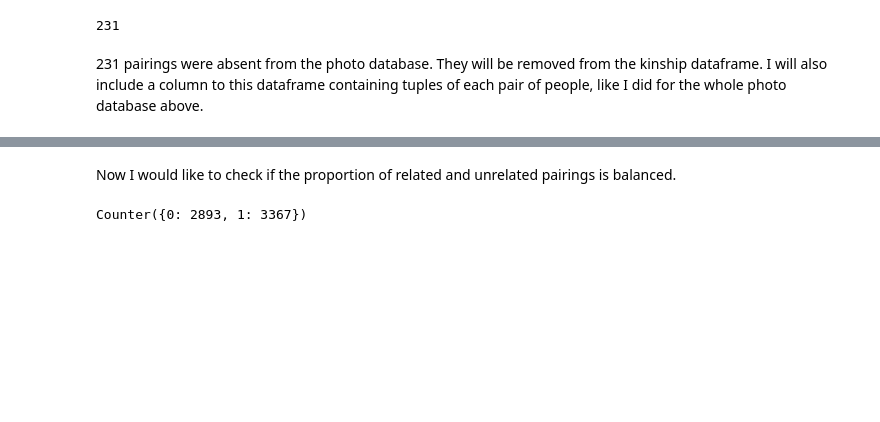
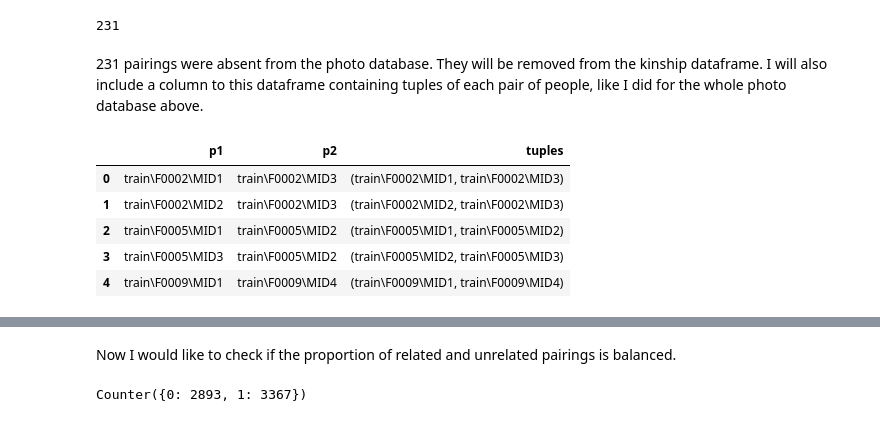
Before and after one commit to dennymarcels/AreTheseTwoPeopleRelated, a Jupyter notebook: Notebook.ipynb, the cells around one changed output, grey strips where cells are left out. Cells and saved outputs as stored; diff of their text form; code cells hidden in the pictures; blank space fills up the shorter version.

```diff
--- a/Notebook.ipynb
+++ b/Notebook.ipynb
@@ -106,4 +120,12 @@ len(ks) - ((ks.p1.isin(people)) & (ks.p2.isin(people))).sum()
 # %%
 ks = ks[(ks.p1.isin(people)) & (ks.p2.isin(people))]
 ks['tuples'] = [tuple(sorted([ks.iloc[row, 0], ks.iloc[row, 1]])) for row in range(len(ks))]
+ks.head()
+# %% [output]
+|  | p1 | p2 | tuples |
+| 0 | train\F0002\MID1 | train\F0002\MID3 | (train\F0002\MID1, train\F0002\MID3) |
+| 1 | train\F0002\MID2 | train\F0002\MID3 | (train\F0002\MID2, train\F0002\MID3) |
+| 2 | train\F0005\MID1 | train\F0005\MID2 | (train\F0005\MID1, train\F0005\MID2) |
+| 3 | train\F0005\MID3 | train\F0005\MID2 | (train\F0005\MID2, train\F0005\MID3) |
+| 4 | train\F0009\MID1 | train\F0009\MID4 | (train\F0009\MID1, train\F0009\MID4) |
 # %% [markdown]
```
Also changed, not shown: parts of 24 cells of this notebook.
